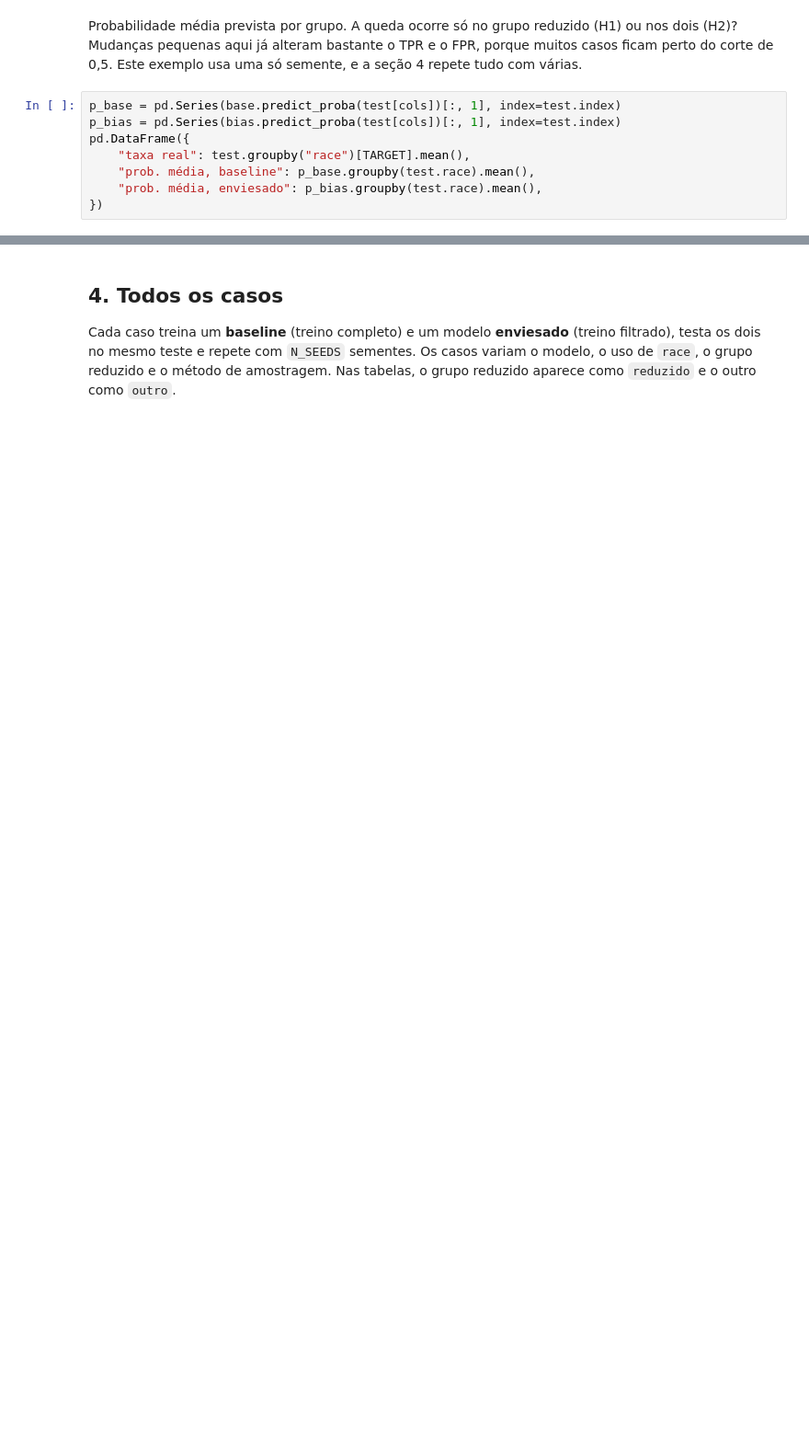
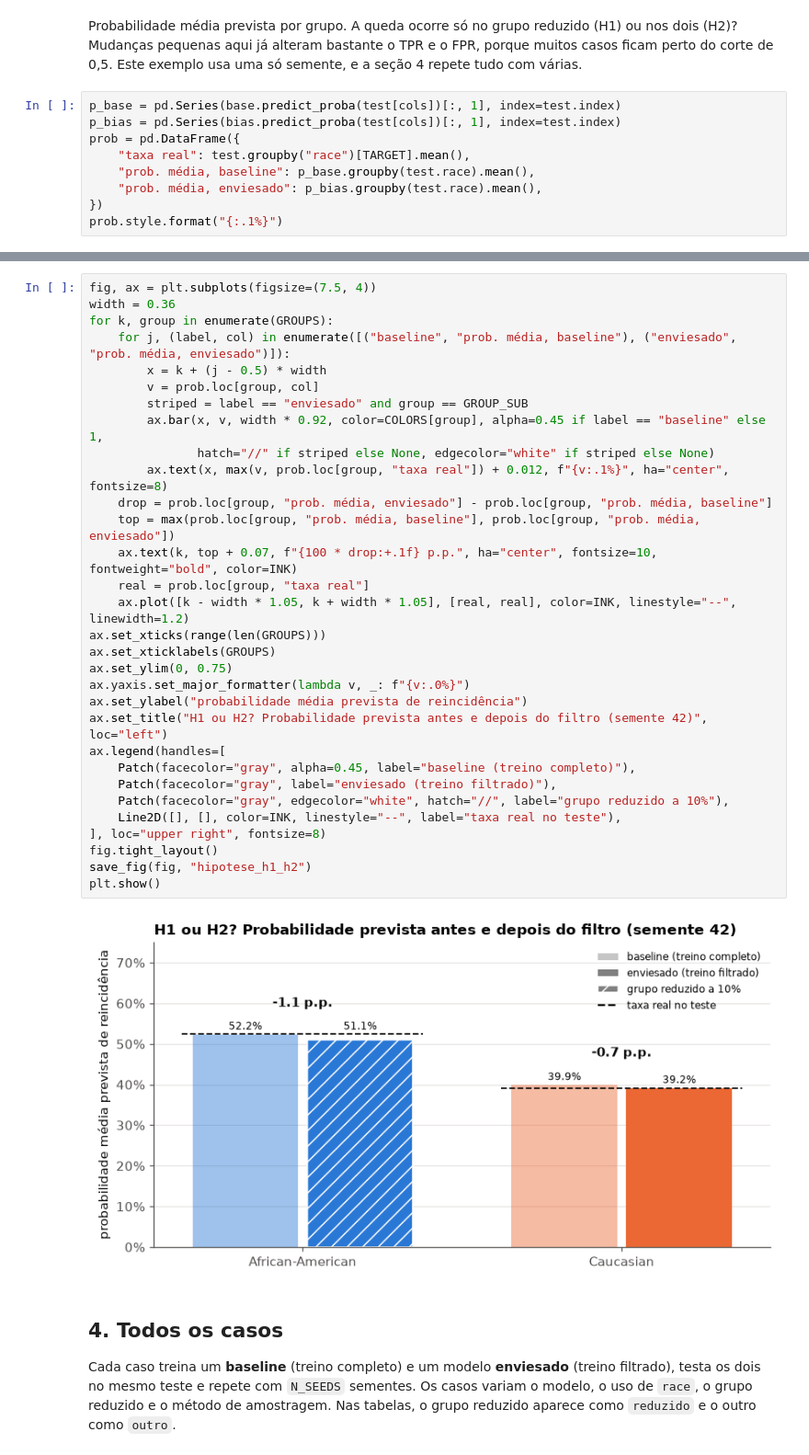
Before and after one commit to ibgrilo/predictive-justice-bias-analysis, a Jupyter notebook: notebooks/cenario5_compas.ipynb, the cells around one changed output, grey strips where cells are left out. Shown at 92% size. Cells and saved outputs as stored; diff of their text form; blank space fills up the shorter version.

```diff
--- a/notebooks/cenario5_compas.ipynb
+++ b/notebooks/cenario5_compas.ipynb
@@ -196,8 +304,9 @@ Probabilidade média prevista por grupo. A queda ocorre só no grupo reduzido (H
 # %%
 p_base = pd.Series(base.predict_proba(test[cols])[:, 1], index=test.index)
 p_bias = pd.Series(bias.predict_proba(test[cols])[:, 1], index=test.index)
-pd.DataFrame({
+prob = pd.DataFrame({
     "taxa real": test.groupby("race")[TARGET].mean(),
     "prob. média, baseline": p_base.groupby(test.race).mean(),
     "prob. média, enviesado": p_bias.groupby(test.race).mean(),
 })
+prob.style.format("{:.1%}")
@@ -204,3 +318,36 @@ pd.DataFrame({
+# %%
+fig, ax = plt.subplots(figsize=(7.5, 4))
+width = 0.36
+for k, group in enumerate(GROUPS):
+    for j, (label, col) in enumerate([("baseline", "prob. média, baseline"), ("enviesado", "prob. média, enviesado")]):
+        x = k + (j - 0.5) * width
+        v = prob.loc[group, col]
+        striped = label == "enviesado" and group == GROUP_SUB
+        ax.bar(x, v, width * 0.92, color=COLORS[group], alpha=0.45 if label == "baseline" else 1,
+               hatch="//" if striped else None, edgecolor="white" if striped else None)
+        ax.text(x, max(v, prob.loc[group, "taxa real"]) + 0.012, f"{v:.1%}", ha="center", fontsize=8)
+    drop = prob.loc[group, "prob. média, enviesado"] - prob.loc[group, "prob. média, baseline"]
+    top = max(prob.loc[group, "prob. média, baseline"], prob.loc[group, "prob. média, enviesado"])
+    ax.text(k, top + 0.07, f"{100 * drop:+.1f} p.p.", ha="center", fontsize=10, fontweight="bold", color=INK)
+    real = prob.loc[group, "taxa real"]
+    ax.plot([k - width * 1.05, k + width * 1.05], [real, real], color=INK, linestyle="--", linewidth=1.2)
+ax.set_xticks(range(len(GROUPS)))
+ax.set_xticklabels(GROUPS)
+ax.set_ylim(0, 0.75)
+ax.yaxis.set_major_formatter(lambda v, _: f"{v:.0%}")
+ax.set_ylabel("probabilidade média prevista de reincidência")
+ax.set_title("H1 ou H2? Probabilidade prevista antes e depois do filtro (semente 42)", loc="left")
+ax.legend(handles=[
+    Patch(facecolor="gray", alpha=0.45, label="baseline (treino completo)"),
+    Patch(facecolor="gray", label="enviesado (treino filtrado)"),
+    Patch(facecolor="gray", edgecolor="white", hatch="//", label="grupo reduzido a 10%"),
+    Line2D([], [], color=INK, linestyle="--", label="taxa real no teste"),
+], loc="upper right", fontsize=8)
+fig.tight_layout()
+save_fig(fig, "hipotese_h1_h2")
+plt.show()
+# %% [output]
+[figure, added]
 # %% [markdown]
 ## 4. Todos os casos
 
```
Also changed, not shown: parts of 17 cells of this notebook, 2 other files.
